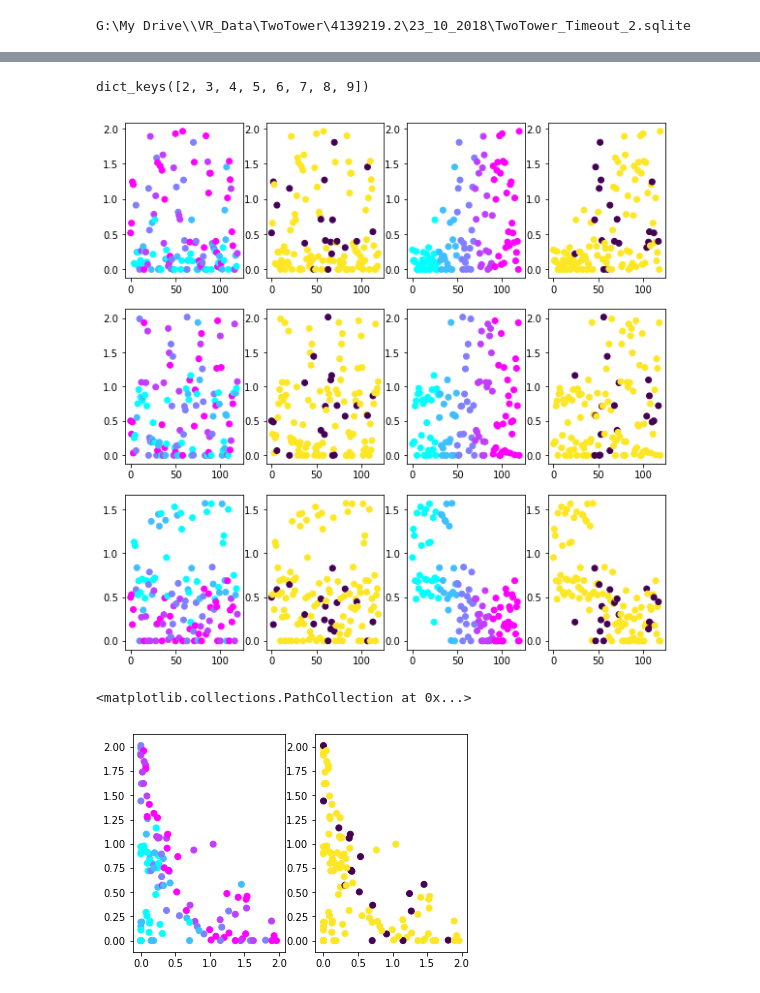
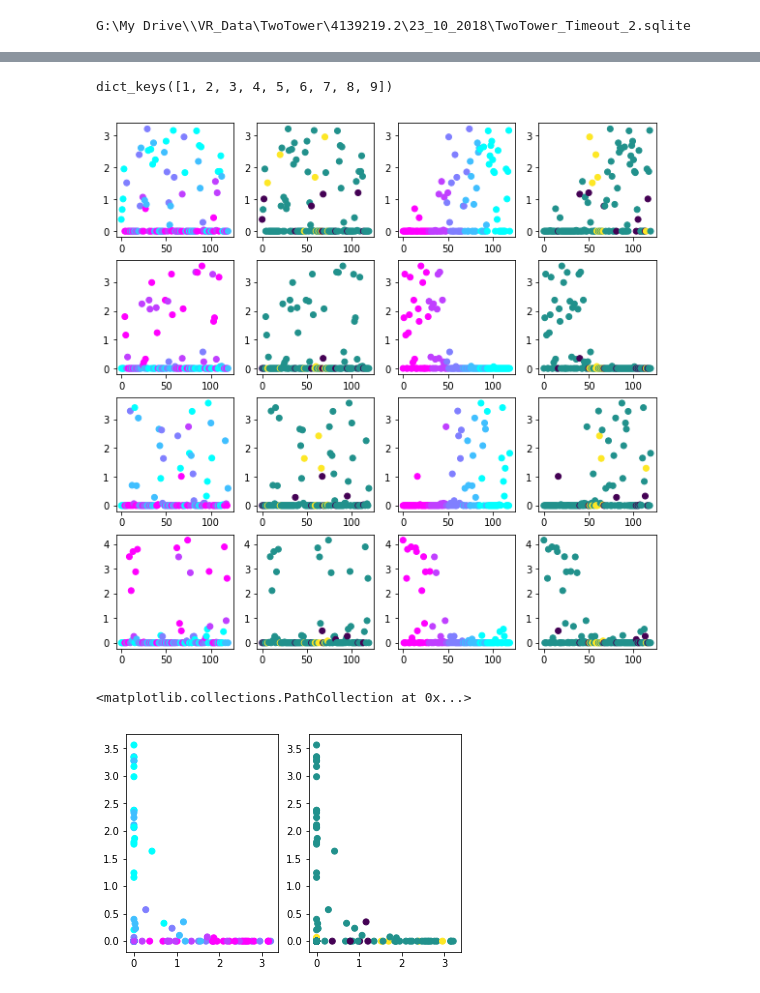
Before and after one commit to GiocomoLab/MightyMorphingPhotonRangers, a Jupyter notebook: NMF/Untitled.ipynb, the cells around one changed output, grey strips where cells are left out. Drawn from its saved outputs; the diff is of its cells as text; code cells hidden in the pictures.

```diff
--- a/NMF/Untitled.ipynb
+++ b/NMF/Untitled.ipynb
@@ -76,5 +85,5 @@ print(C_trial_Ncat.shape)
 # %%
 from cv import masked_pca
 # %%
-U,Vt,train_err = masked_pca(C_trial_Ncat,6,nonneg=True)
+U,Vt,train_err = masked_pca(np.copy(C_trial_Ncat),6,nonneg=True)
 # %% [output]
@@ -97,6 +116,7 @@ ax.imshow(C_trial_Ncat,aspect='auto',cmap='magma')
 # %%
-f,ax = plt.subplots(U.shape[1],1,figsize=[5,10])
+f,ax = plt.subplots(U.shape[1],2,figsize=[5,10])
 for factor in range(U.shape[1]):
-    ax[factor].scatter(np.arange(120),U[:,factor],c=trial_info['morphs'],cmap='cool')
+    ax[factor,0].scatter(np.arange(120),U[:,factor],c=trial_info['morphs'],cmap='cool')
+    ax[factor,1].scatter(np.arange(120),U[:,factor],c=trial_info['rewards']+2*trial_info['omissions'],cmap='viridis')
     #ax[factor].set_ylim([0,2])
 # %% [output]
@@ -136,4 +204,4 @@ NameError: name 'model_args' is not defined
 # %%
-results = nmf.fit_ensemble_masked(C_trial_Ncat,np.arange(2,15),n_replicates=10)
+results = nmf.fit_ensemble_masked(np.copy(C_trial_Ncat),np.arange(1,10),n_replicates=5)
 # %% [output]
 replicate 0
@@ -200,27 +389,27 @@ plots.plot_similarity(results)
 # %%
 print(results.keys())
-rank = 3
+rank = 4
 # %% [output]
-dict_keys([2, 3, 4, 5, 6, 7, 8, 9])
+dict_keys([1, 2, 3, 4, 5, 6, 7, 8, 9])
 # %%
 U,Vt = results[rank]['factors'][0][0],results[rank]['factors'][0][1]
 # %%
 f,ax = plt.subplots(U.shape[1],4,figsize=[10,10])
 # ff,aax = plt.subplots(U.shape[1],1,figsize=[5,10])
-sort = np.argsort(trial_info['morphs']+trial_info['bckgndJitter']+trial_info['wallJitter'])
+sort = np.argsort(trial_info['morphs']+trial_info['bckgndJitter']+trial_info['wallJitter']+trial_info['towerJitter'])
 for factor in range(U.shape[1]):
-    ax[factor,0].scatter(np.arange(120),U[:,factor],c=trial_info['morphs'],cmap='cool')
-    ax[factor,1].scatter(np.arange(120),U[:,factor],c=trial_info['rewards'],cmap='viridis')
-    ax[factor,2].scatter(np.arange(120),U[sort,factor],c=trial_info['morphs'][sort],cmap='cool')
-    ax[factor,3].scatter(np.arange(120),U[sort,factor],c=trial_info['rewards'][sort],cmap='viridis')
+    ax[factor,0].scatter(np.arange(120),U[:,factor],c=1-trial_info['morphs'],cmap='cool')
+    ax[factor,1].scatter(np.arange(120),U[:,factor],c=trial_info['rewards']+2*trial_info['omissions'],cmap='viridis')
+    ax[factor,2].scatter(np.arange(120),U[sort,factor],c=1-trial_info['morphs'][sort],cmap='cool')
+    ax[factor,3].scatter(np.arange(120),U[sort,factor],c=trial_info['rewards'][sort]+2*trial_info['omissions'][sort],cmap='viridis')
 # %% [output]
-[figure, old version]
+[figure, new version]
 # %%
 f,ax = plt.subplots(1,2)
 ax[0].scatter(U[:,0],U[:,1],c=trial_info['morphs'],cmap='cool')
-ax[1].scatter(U[:,0],U[:,1],c=trial_info['rewards'],cmap='viridis')
+ax[1].scatter(U[:,0],U[:,1],c=trial_info['rewards']+2*trial_info['omissions'],cmap='viridis')
 # %% [output]
 <matplotlib.collections.PathCollection at 0x...>
-[figure, old version]
+[figure, new version]
 # %%
 f,ax = plt.subplots(1,2)
```
Also changed, not shown: parts of 28 cells of this notebook, 10 other files.
